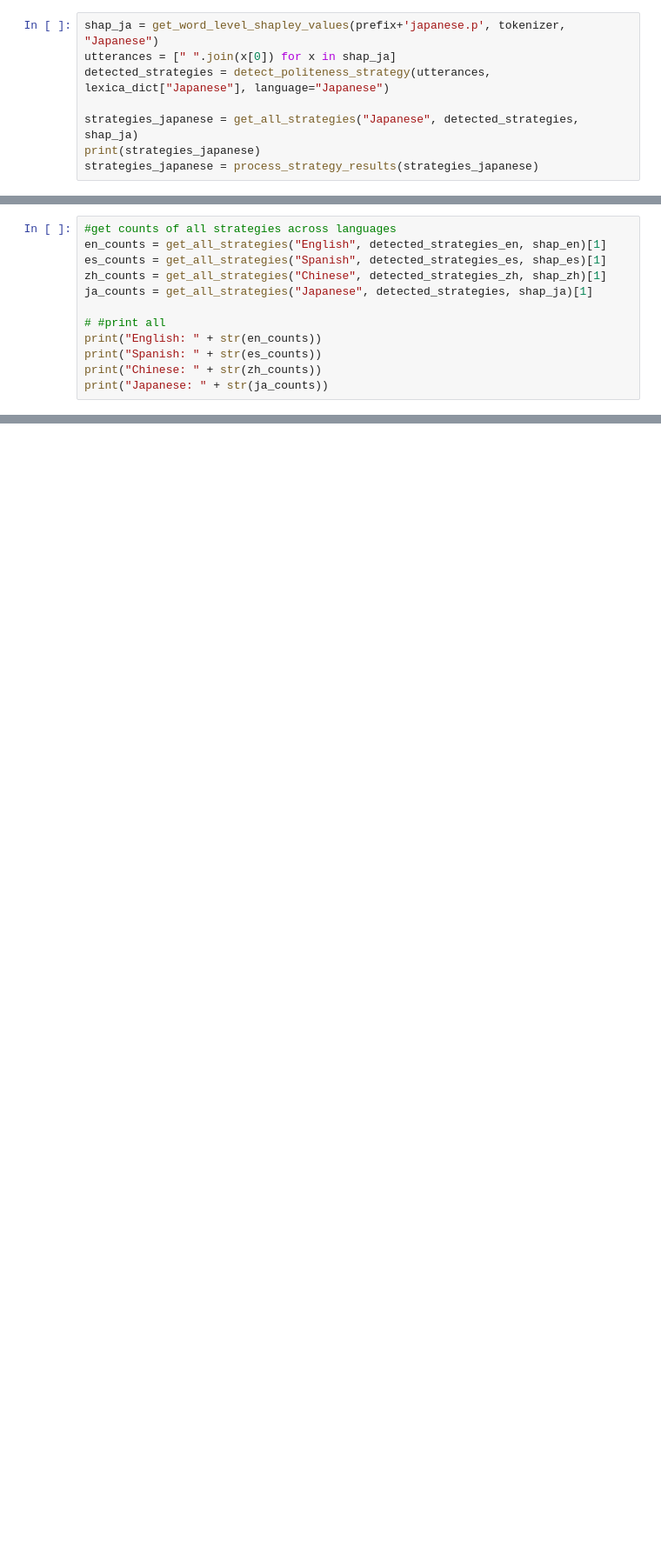
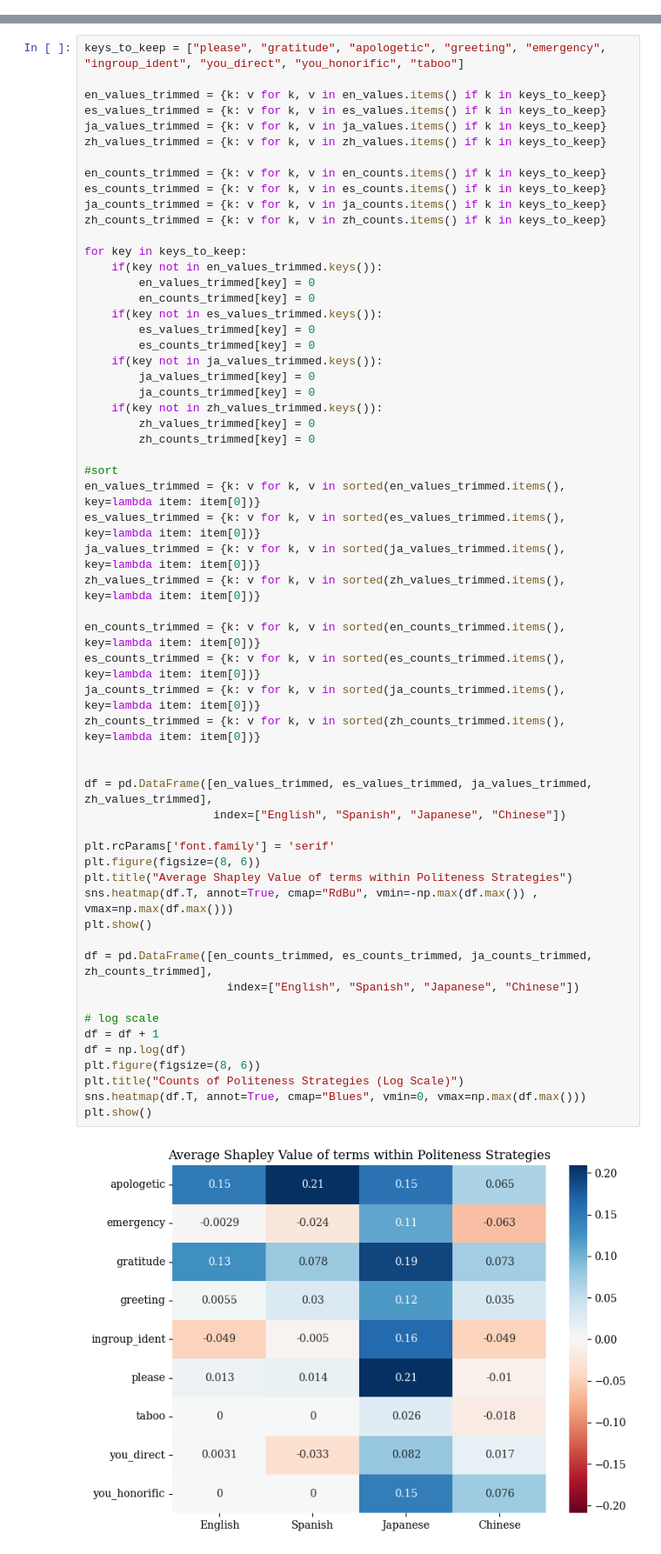
Before and after one commit to shreyahavaldar/multilingual_politeness, a Jupyter notebook: analysis/apply_lexica.ipynb, the cells around one changed output, grey strips where cells are left out. Shown at 87% size. Saved outputs shown, nothing was run; the diff lists cells and outputs as text; blank space fills up the shorter version.

```diff
--- a/analysis/apply_lexica.ipynb
+++ b/analysis/apply_lexica.ipynb
@@ -188,8 +17,0 @@ loaded
-# %%
-shap_ja = get_word_level_shapley_values(prefix+'japanese.p', tokenizer, "Japanese")
-utterances = [" ".join(x[0]) for x in shap_ja]
-detected_strategies = detect_politeness_strategy(utterances, lexica_dict["Japanese"], language="Japanese")
-
-strategies_japanese = get_all_strategies("Japanese", detected_strategies, shap_ja)
-print(strategies_japanese)
-strategies_japanese = process_strategy_results(strategies_japanese)
@@ -264,12 +281,0 @@ Japanese: 7.729777153886647
-# %%
-#get counts of all strategies across languages
-en_counts = get_all_strategies("English", detected_strategies_en, shap_en)[1]
-es_counts = get_all_strategies("Spanish", detected_strategies_es, shap_es)[1]
-zh_counts = get_all_strategies("Chinese", detected_strategies_zh, shap_zh)[1]
-ja_counts = get_all_strategies("Japanese", detected_strategies, shap_ja)[1]
-
-# #print all
-print("English: " + str(en_counts))
-print("Spanish: " + str(es_counts))
-print("Chinese: " + str(zh_counts))
-print("Japanese: " + str(ja_counts))
@@ -297,0 +284,60 @@ Japanese: {'gratitude': 20, 'has_positive': 0, 'has_negative': 0, 'direct_questi
+# %%
+keys_to_keep = ["please", "gratitude", "apologetic", "greeting", "emergency", "ingroup_ident", "you_direct", "you_honorific", "taboo"]
+
+en_values_trimmed = {k: v for k, v in en_values.items() if k in keys_to_keep}
+es_values_trimmed = {k: v for k, v in es_values.items() if k in keys_to_keep}
+ja_values_trimmed = {k: v for k, v in ja_values.items() if k in keys_to_keep}
+zh_values_trimmed = {k: v for k, v in zh_values.items() if k in keys_to_keep}
+
+en_counts_trimmed = {k: v for k, v in en_counts.items() if k in keys_to_keep}
+es_counts_trimmed = {k: v for k, v in es_counts.items() if k in keys_to_keep}
+ja_counts_trimmed = {k: v for k, v in ja_counts.items() if k in keys_to_keep}
+zh_counts_trimmed = {k: v for k, v in zh_counts.items() if k in keys_to_keep}
+
+for key in keys_to_keep:
+    if(key not in en_values_trimmed.keys()):
+        en_values_trimmed[key] = 0
+        en_counts_trimmed[key] = 0
+    if(key not in es_values_trimmed.keys()):
+        es_values_trimmed[key] = 0
+        es_counts_trimmed[key] = 0
+    if(key not in ja_values_trimmed.keys()):
+        ja_values_trimmed[key] = 0
+        ja_counts_trimmed[key] = 0
+    if(key not in zh_values_trimmed.keys()):
+        zh_values_trimmed[key] = 0
+        zh_counts_trimmed[key] = 0
+
+#sort
+en_values_trimmed = {k: v for k, v in sorted(en_values_trimmed.items(), key=lambda item: item[0])}
+es_values_trimmed = {k: v for k, v in sorted(es_values_trimmed.items(), key=lambda item: item[0])}
+ja_values_trimmed = {k: v for k, v in sorted(ja_values_trimmed.items(), key=lambda item: item[0])}
+zh_values_trimmed = {k: v for k, v in sorted(zh_values_trimmed.items(), key=lambda item: item[0])}
+
+en_counts_trimmed = {k: v for k, v in sorted(en_counts_trimmed.items(), key=lambda item: item[0])}
+es_counts_trimmed = {k: v for k, v in sorted(es_counts_trimmed.items(), key=lambda item: item[0])}
+ja_counts_trimmed = {k: v for k, v in sorted(ja_counts_trimmed.items(), key=lambda item: item[0])}
+zh_counts_trimmed = {k: v for k, v in sorted(zh_counts_trimmed.items(), key=lambda item: item[0])}
+
+
+df = pd.DataFrame([en_values_trimmed, es_values_trimmed, ja_values_trimmed, zh_values_trimmed],
+                   index=["English", "Spanish", "Japanese", "Chinese"])
+
+plt.rcParams['font.family'] = 'serif'
+plt.figure(figsize=(8, 6))
+plt.title("Average Shapley Value of terms within Politeness Strategies")
+sns.heatmap(df.T, annot=True, cmap="RdBu", vmin=-np.max(df.max()) , vmax=np.max(df.max()))
+plt.show()
+
+df = pd.DataFrame([en_counts_trimmed, es_counts_trimmed, ja_counts_trimmed, zh_counts_trimmed],
+                     index=["English", "Spanish", "Japanese", "Chinese"])
+
+# log scale
+df = df + 1
+df = np.log(df)
+plt.figure(figsize=(8, 6))
+plt.title("Counts of Politeness Strategies (Log Scale)")
+sns.heatmap(df.T, annot=True, cmap="Blues", vmin=0, vmax=np.max(df.max()))
+plt.show()
+# %% [output]
+[figure, added]
```
Also changed, not shown: parts of 26 cells of this notebook, 44 other files.
